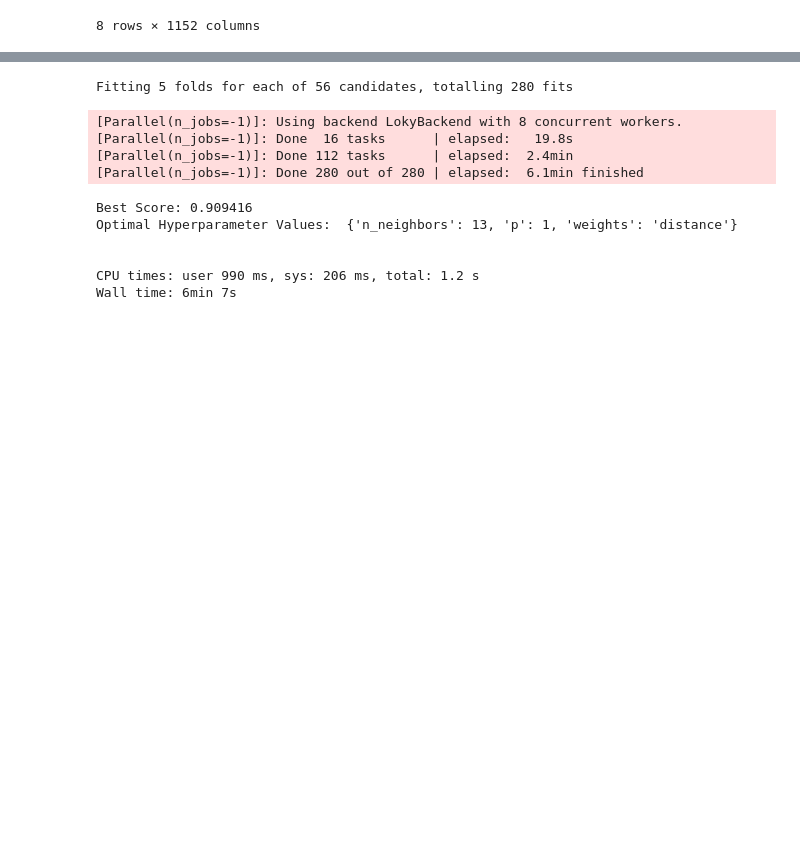
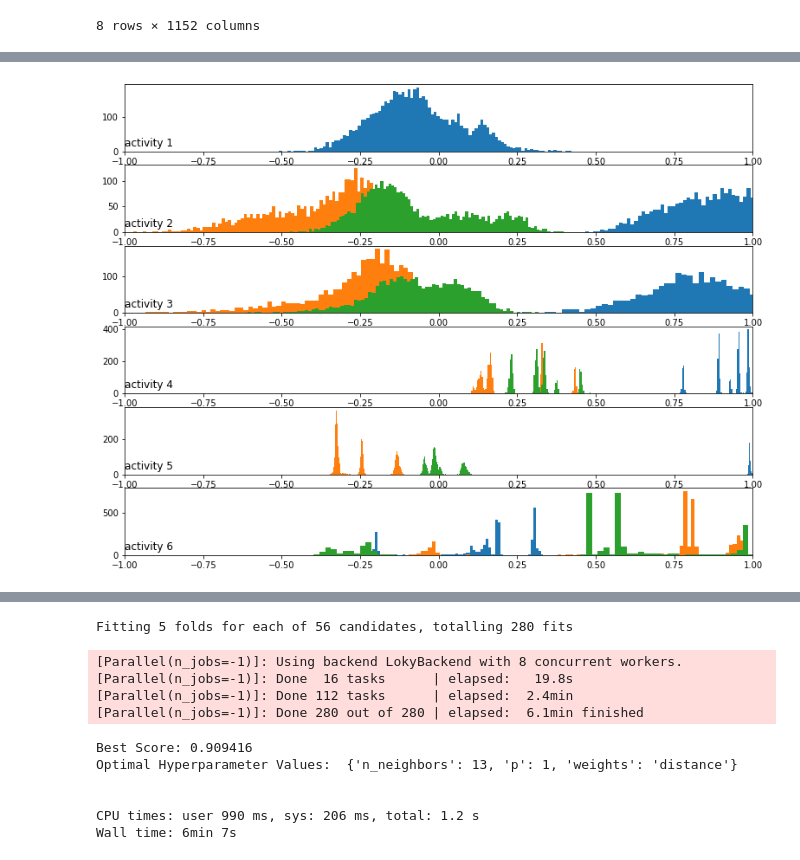
Before and after one commit to syeap2/CSCE478_ml, a Jupyter notebook: Final-Project/Final Project.ipynb, the cells around one changed output, grey strips where cells are left out. Saved outputs shown, nothing was run; the diff lists cells and outputs as text; code cells hidden in the pictures; blank space fills up the shorter version.

```diff
--- a/Final-Project/Final Project.ipynb
+++ b/Final-Project/Final Project.ipynb
@@ -197,0 +343,30 @@ Describe Raw x_test:
+# %%
+# plot histograms for each activity for a subject
+# for  total acceleration data
+def plot_activity_histograms(X, y):
+    # list of unique activities
+    activity = unique(y[:,0])
+    # group by activity
+    grouped = data_by_activity(X, y, activity)
+    # plot per activity
+    plt.figure(figsize=(13,10))
+    x_axis = None
+    for i in range(len(activity)):
+        activity_id = activity[i]
+        for j in range(3):
+            axes_subplot = plt.subplot(len(activity), 1, i+1, sharex=x_axis)
+            axes_subplot.set_xlim(-1,1)
+            if i == 0:
+                x_axis = axes_subplot
+            plt.hist(to_series(grouped[activity_id][:,:,j]), bins=100)
+            plt.title('activity '+str(activity_id), y=0, loc='left')
+    plt.show()
+
+train_subjects = unique(subject_map)
+# get the data for one subject
+subject_id = train_subjects[0]
+subjectDataX, subjectDataY = data_for_subject(X, y, subject_map, subject_id)
+# plot data for subject
+plot_activity_histograms(subjectDataX, subjectDataY)
+# %% [output]
+[figure, added]
```
Also changed, not shown: parts of 18 cells of this notebook.
